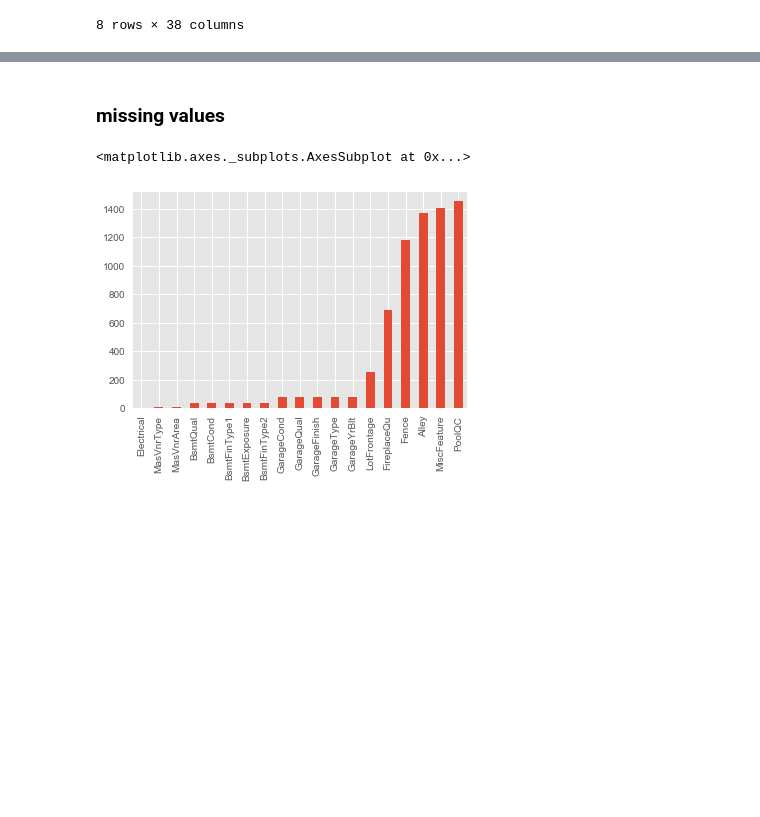
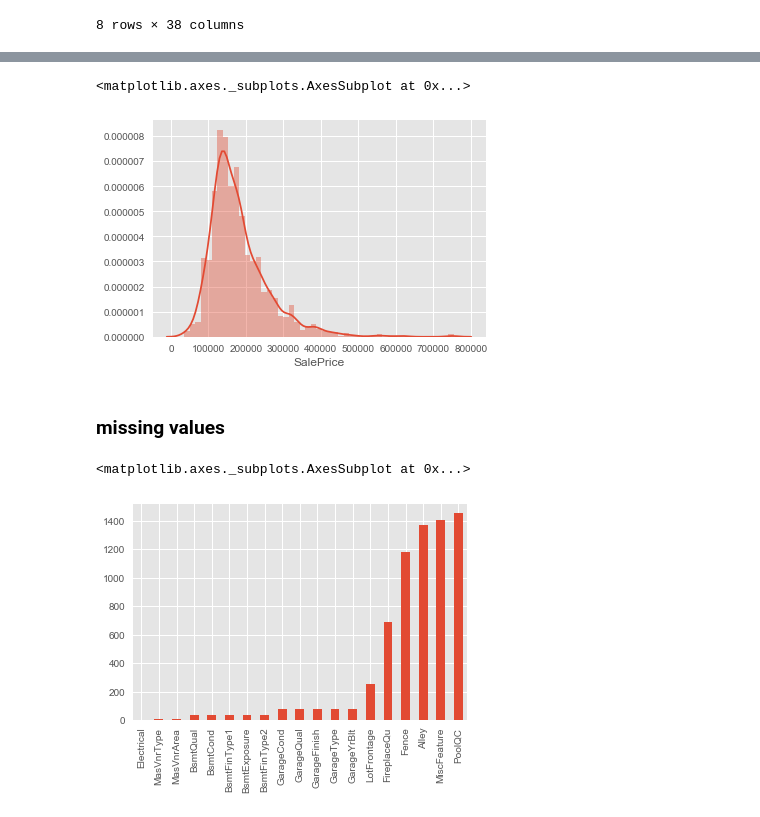
Before and after one commit to wjy5446/house-price-project, a Jupyter notebook: YoonJaeyoung/house-price-analysis.ipynb, the cells around one changed output, grey strips where cells are left out. Saved outputs shown, nothing was run; the diff lists cells and outputs as text; code cells hidden in the pictures; blank space fills up the shorter version.

```diff
--- a/YoonJaeyoung/house-price-analysis.ipynb
+++ b/YoonJaeyoung/house-price-analysis.ipynb
@@ -35,3 +55,8 @@ df_train.describe()
+# %%
+sns.distplot(df_train["SalePrice"], kde = True)
+# %% [output]
+<matplotlib.axes._subplots.AxesSubplot at 0x...>
+[figure, added]
 # %% [markdown]
 ### missing values
 # %%
```
Also changed, not shown: parts of 5 cells of this notebook.
